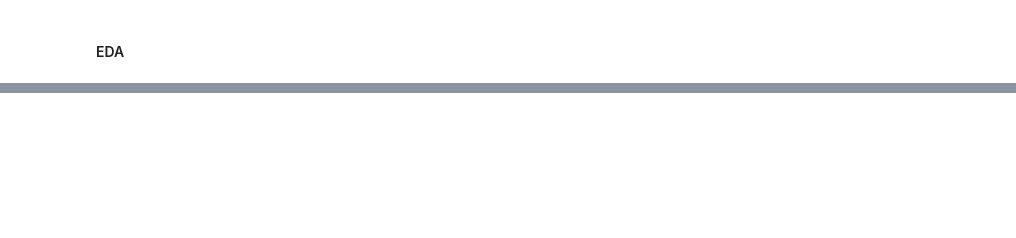
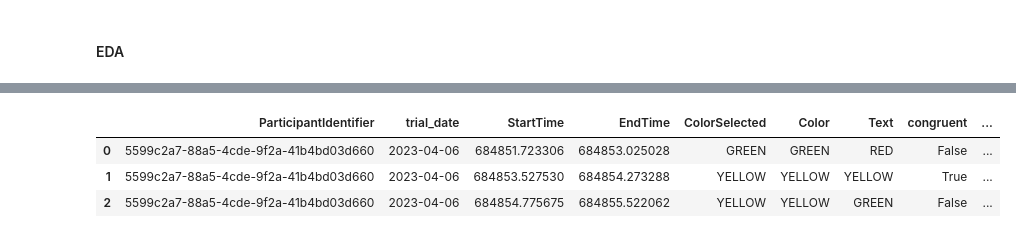
Before and after one commit to danieljwilson/3_3_experience_sampling, a Jupyter notebook: 3_3_3_data_analysis/01_data munge/01_1_process_data.ipynb, the cells around one changed output, grey strips where cells are left out. Drawn from its saved outputs; the diff is of its cells as text; code cells hidden in the pictures; blank space fills up the shorter version.

Commit message:
Updated Stroop data processing

```diff
--- a/3_3_3_data_analysis/01_data munge/01_1_process_data.ipynb
+++ b/3_3_3_data_analysis/01_data munge/01_1_process_data.ipynb
@@ -2371,0 +2429,13 @@ wide_df = food_df_wide.drop(columns=z_columns_to_drop)
+# %%
+# loop through all days
+days = [i for i in os.listdir(path) if i.startswith('RK')]
+for day in tqdm(days):
+    files = os.listdir(path + day)
+    surveyQuestions = [i for i in files if i.startswith('SurveyStroopResults')]
+    # there should be only one
+    for file in surveyQuestions:
+        if 'df' not in globals():
+            df = pd.read_csv(path + day + '/' + file)
+        else:
+            temp_df = pd.read_csv(path + day + '/' + file)
+            df = pd.concat([df,temp_df], axis=0)
@@ -2371,0 +2463,13 @@ wide_df = food_df_wide.drop(columns=z_columns_to_drop)
+# %%
+# Select only subjects in correct cohort
+df = df.loc[df.ParticipantIdentifier.isin(subjects)].reset_index(drop=True)
+
+# # temporarily removing spanish participant
+# df = df.loc[df.ParticipantIdentifier!='35d11ffc-7034-4708-a086-cd4bd47b51fd'].reset_index(drop=True)
+# %%
+# add trial date and time columns
+for i in tqdm(range(df.shape[0])):
+    dt = parser.parse(df.loc[i, 'EndDate'])
+    df.loc[i, 'datetime'] = dt
+    df.loc[i, 'trial_date'] = (dt + datetime.timedelta(hours = -4)).date() # trial day associated with sample (4am is when the day flips)
+    df.loc[i, 'time'] = dt.time()
@@ -2371,0 +2482,20 @@ wide_df = food_df_wide.drop(columns=z_columns_to_drop)
+# %%
+# replace commas with dots
+df['StartTime'] = df['StartTime'].replace(',', '.', regex=True)
+df.StartTime = df.StartTime.astype('float')
+
+df['EndTime'] = df['EndTime'].replace(',', '.', regex=True)
+df.EndTime = df.EndTime.astype('float')
+# %%
+# create correct, congruous and time columns
+df = df[['ParticipantIdentifier', 'trial_date', 'StartTime', 'EndTime', 'ColorSelected', 'Color', 'Text']]
+df = df.assign(congruent=lambda x: x.Color == x.Text,
+               correct=lambda x: x.Color == x.ColorSelected,
+               rt=lambda x: (x.EndTime - x.StartTime)
+              )
+df.head(3)
+# %% [output]
+|  | ParticipantIdentifier | trial_date | StartTime | EndTime | ColorSelected | Color | Text | congruent | ... |
+| 0 | 5599c2a7-88a5-4cde-9f2a-41b4bd03d660 | 2023-04-06 | 684851.723306 | 684853.025028 | GREEN | GREEN | RED | False | ... |
+| 1 | 5599c2a7-88a5-4cde-9f2a-41b4bd03d660 | 2023-04-06 | 684853.527530 | 684854.273288 | YELLOW | YELLOW | YELLOW | True | ... |
+| 2 | 5599c2a7-88a5-4cde-9f2a-41b4bd03d660 | 2023-04-06 | 684854.775675 | 684855.522062 | YELLOW | YELLOW | GREEN | False | ... |
```
Also changed, not shown: parts of 58 cells of this notebook.
